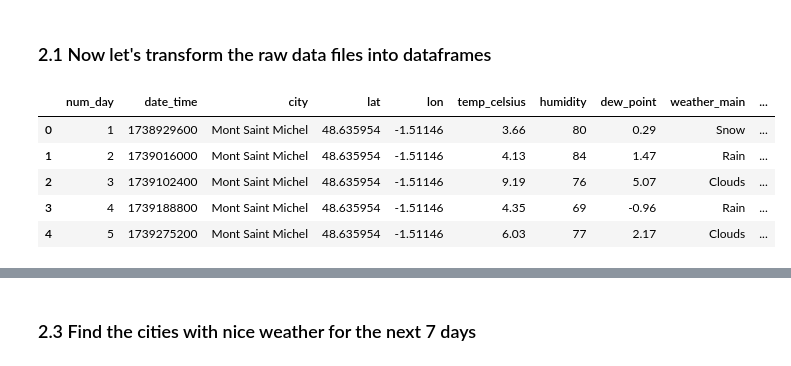
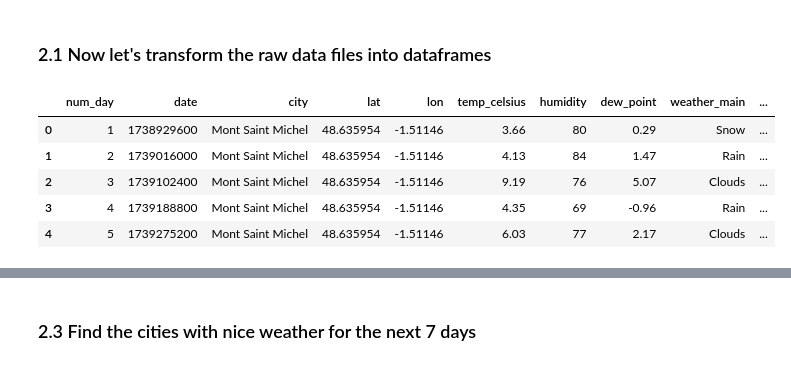
Before and after one commit to YnaPqt/data-management-kayak, a Jupyter notebook: kayak_project.ipynb, the cells around one changed output, grey strips where cells are left out. Saved outputs shown, nothing was run; the diff lists cells and outputs as text; code cells hidden in the pictures.

```diff
--- a/kayak_project.ipynb
+++ b/kayak_project.ipynb
@@ -216,16 +216,16 @@ put_object2 = bucket.put_object(Key='weather_data.json', Body='src/weather_data.
 # %%
 # Transform weather data to dataframe
 weather_data = pd.read_json("src/weather_data.json")
 df_weather = pd.DataFrame(weather_data)
 
 # Modify column headers
 df_weather =df_weather.rename(columns={
-    0:'num_day',1:'date_time',2:'city',3:'lat',4:'lon',5:'temp_celsius',
+    0:'num_day',1:'date',2:'city',3:'lat',4:'lon',5:'temp_celsius',
     6:'humidity',7:'dew_point',8:'weather_main',9:'weather_descrip',10:'clouds',11:'wind_speed',12:'pop'})
 
-df_weather.head(5)
+df_weather.head()
 # %% [output]
-|  | num_day | date_time | city | lat | lon | temp_celsius | humidity | dew_point | weather_main | ... |
+|  | num_day | date | city | lat | lon | temp_celsius | humidity | dew_point | weather_main | ... |
 | 0 | 1 | 1738929600 | Mont Saint Michel | 48.635954 | -1.51146 | 3.66 | 80 | 0.29 | Snow | ... |
 | 1 | 2 | 1739016000 | Mont Saint Michel | 48.635954 | -1.51146 | 4.13 | 84 | 1.47 | Rain | ... |
 | 2 | 3 | 1739102400 | Mont Saint Michel | 48.635954 | -1.51146 | 9.19 | 76 | 5.07 | Clouds | ... |
```
Also changed, not shown: parts of 27 cells of this notebook, 1 other file.
